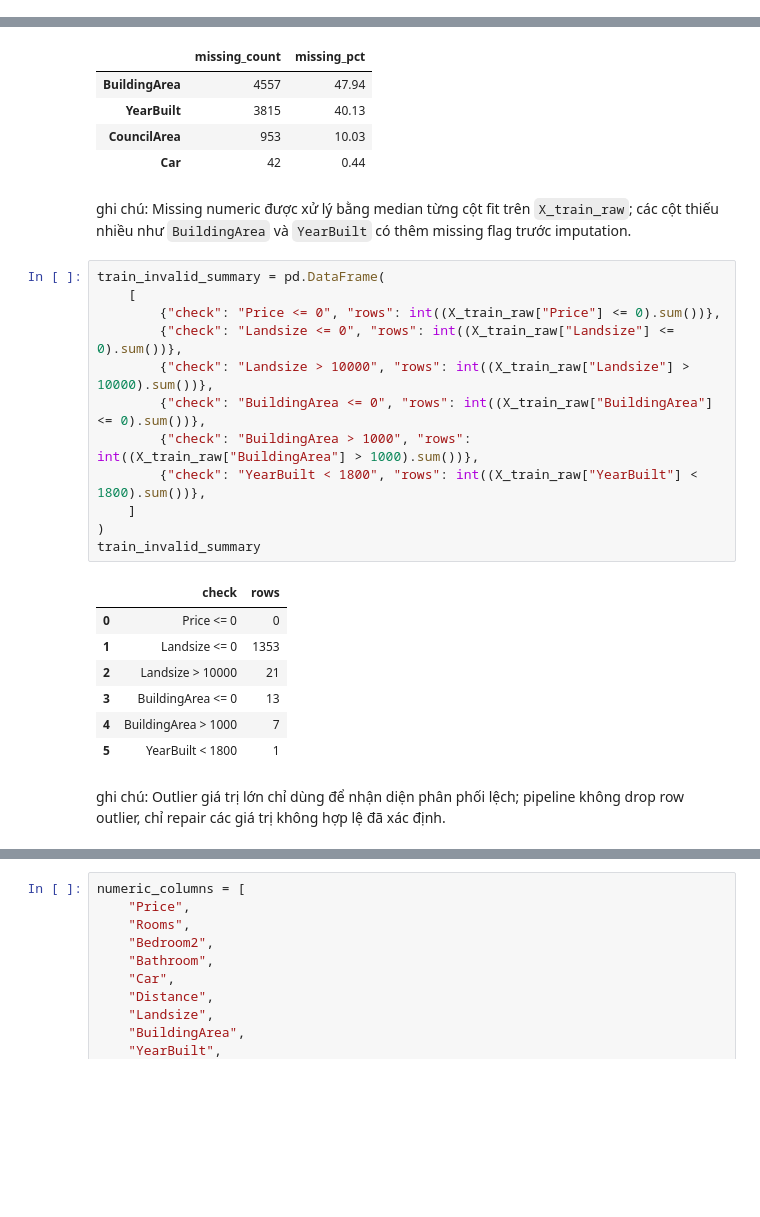
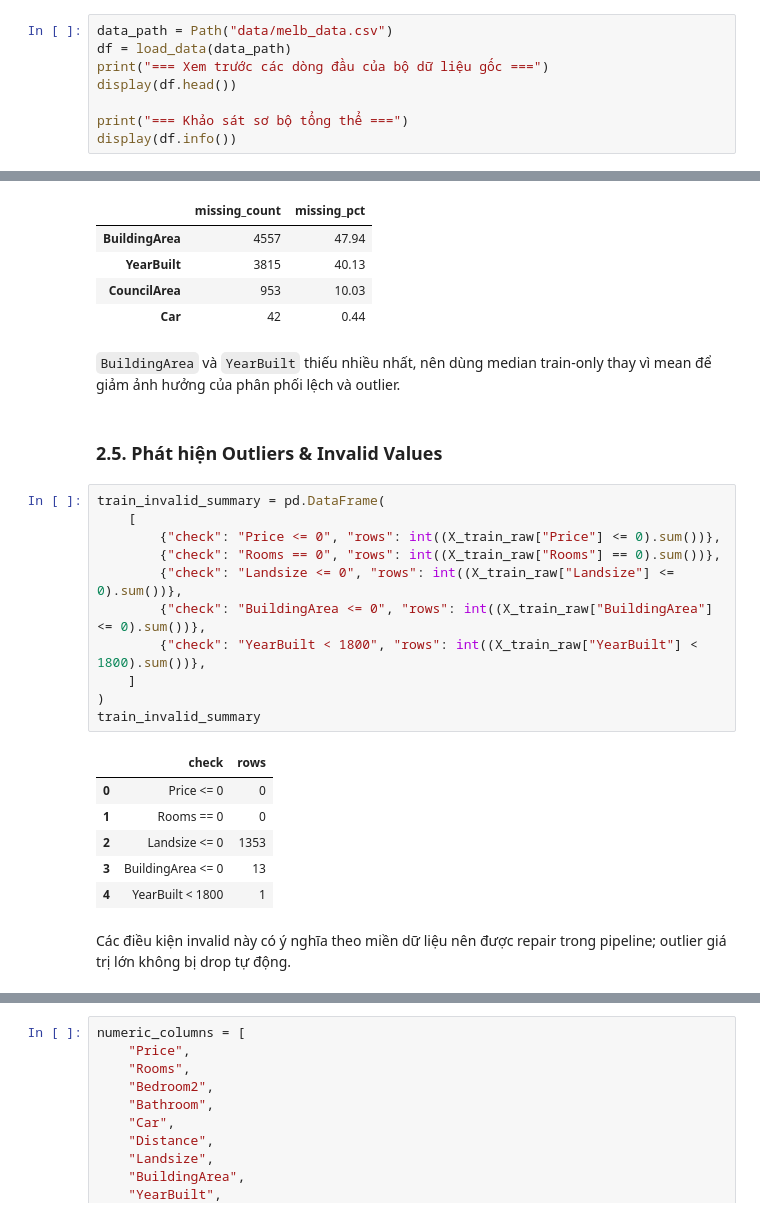
Before and after one commit to QuangNguyenNgoc/datafitting-and-ols-methods, a Jupyter notebook: part2/part2_notebook.ipynb, the cells around one changed output, grey strips where cells are left out. Drawn from its saved outputs; the diff is of its cells as text; blank space fills up the shorter version.

```diff
--- a/part2/part2_notebook.ipynb
+++ b/part2/part2_notebook.ipynb
@@ -111,0 +34,8 @@ ghi chú: A1 chỉ khảo sát dữ liệu thô; chưa sửa missing value, inva
+# %%
+data_path = Path("data/melb_data.csv")
+df = load_data(data_path)
+print("=== Xem trước các dòng đầu của bộ dữ liệu gốc ===")
+display(df.head())
+
+print("=== Khảo sát sơ bộ tổng thể ===")
+display(df.info())
@@ -164,27 +152,27 @@ train_missing_summary
 | YearBuilt | 3815 | 40.13 |
 | CouncilArea | 953 | 10.03 |
 | Car | 42 | 0.44 |
-# %% [markdown]
-ghi chú: Missing numeric được xử lý bằng median từng cột fit trên `X_train_raw`; các cột thiếu nhiều như `BuildingArea` và `YearBuilt` có thêm missing flag trước imputation.
+# %% [markdown]
+`BuildingArea` và `YearBuilt` thiếu nhiều nhất, nên dùng median train-only thay vì mean để giảm ảnh hưởng của phân phối lệch và outlier.
+# %% [markdown]
+### 2.5. Phát hiện Outliers & Invalid Values
 # %%
 train_invalid_summary = pd.DataFrame(
     [
         {"check": "Price <= 0", "rows": int((X_train_raw["Price"] <= 0).sum())},
+        {"check": "Rooms == 0", "rows": int((X_train_raw["Rooms"] == 0).sum())},
         {"check": "Landsize <= 0", "rows": int((X_train_raw["Landsize"] <= 0).sum())},
-        {"check": "Landsize > 10000", "rows": int((X_train_raw["Landsize"] > 10000).sum())},
         {"check": "BuildingArea <= 0", "rows": int((X_train_raw["BuildingArea"] <= 0).sum())},
-        {"check": "BuildingArea > 1000", "rows": int((X_train_raw["BuildingArea"] > 1000).sum())},
         {"check": "YearBuilt < 1800", "rows": int((X_train_raw["YearBuilt"] < 1800).sum())},
     ]
 )
 train_invalid_summary
 # %% [output]
 |  | check | rows |
 | 0 | Price <= 0 | 0 |
-| 1 | Landsize <= 0 | 1353 |
-| 2 | Landsize > 10000 | 21 |
+| 1 | Rooms == 0 | 0 |
+| 2 | Landsize <= 0 | 1353 |
 | 3 | BuildingArea <= 0 | 13 |
-| 4 | BuildingArea > 1000 | 7 |
-| 5 | YearBuilt < 1800 | 1 |
+| 4 | YearBuilt < 1800 | 1 |
-# %% [markdown]
-ghi chú: Outlier giá trị lớn chỉ dùng để nhận diện phân phối lệch; pipeline không drop row outlier, chỉ repair các giá trị không hợp lệ đã xác định.
+# %% [markdown]
+Các điều kiện invalid này có ý nghĩa theo miền dữ liệu nên được repair trong pipeline; outlier giá trị lớn không bị drop tự động.
```
Also changed, not shown: parts of 102 cells of this notebook, 9 other files.
